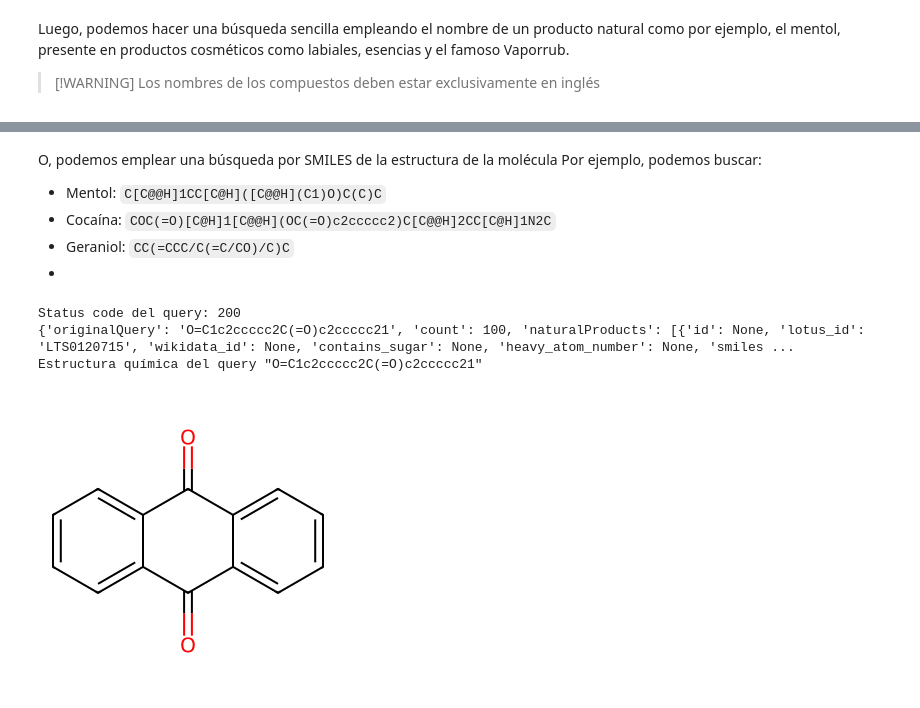
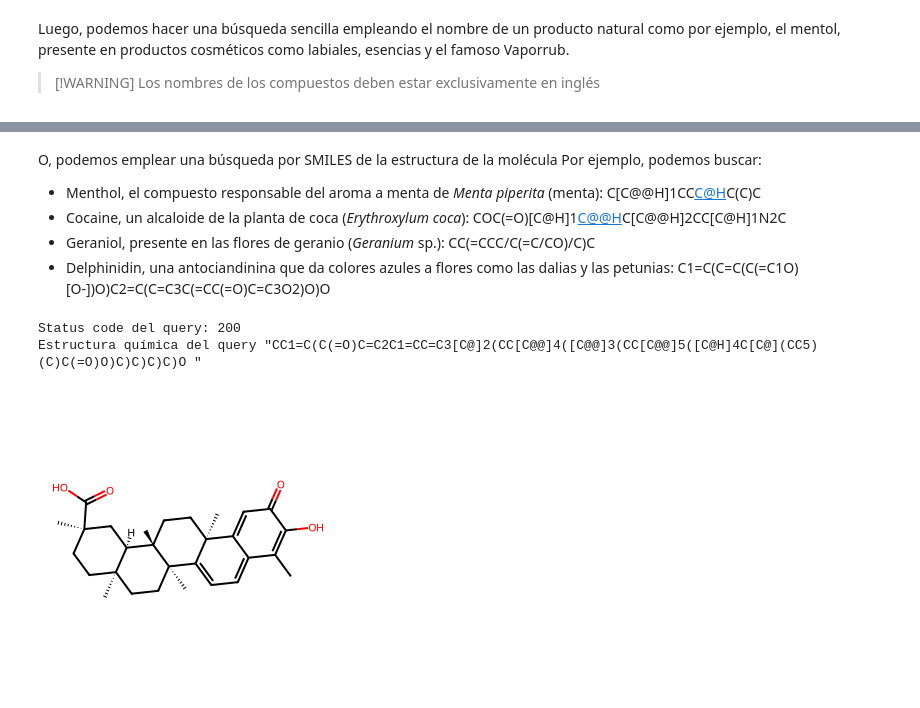
Before and after one commit to FlorMariaBriceno/TecnolochicasPRO_Project, a Jupyter notebook: Proyecto_Tecnolochicas.ipynb, the cells around one changed output, grey strips where cells are left out. Cells and saved outputs as stored; diff of their text form; code cells hidden in the pictures.

```diff
--- a/Proyecto_Tecnolochicas.ipynb
+++ b/Proyecto_Tecnolochicas.ipynb
@@ -93,23 +105,21 @@ Estructura química del query "alizarin"
 # %% [markdown]
 O, podemos emplear una búsqueda por SMILES de la estructura de la molécula
 Por ejemplo, podemos buscar:
-- Mentol: `C[C@@H]1CC[C@H]([C@@H](C1)O)C(C)C`
-- Cocaína: `COC(=O)[C@H]1[C@@H](OC(=O)c2ccccc2)C[C@@H]2CC[C@H]1N2C`
-- Geraniol: `CC(=CCC/C(=C/CO)/C)C`
--
+- Menthol, el compuesto responsable del aroma a menta de *Menta piperita* (menta): C[C@@H]1CC[C@H]([C@@H](C1)O)C(C)C
+- Cocaine, un alcaloide de la planta de coca (*Erythroxylum coca*): COC(=O)[C@H]1[C@@H](OC(=O)c2ccccc2)C[C@@H]2CC[C@H]1N2C
+- Geraniol, presente en las flores de geranio (*Geranium* sp.): CC(=CCC/C(=C/CO)/C)C
+- Delphinidin, una antociandinina que da colores azules a flores como las dalias y las petunias: C1=C(C=C(C(=C1O)[O-])O)C2=C(C=C3C(=CC(=O)C=C3O2)O)O
 # %%
 smiles=input("Introduce el SMILES de una molécula aquí")
-url=f"https://lotus.naturalproducts.net/api/search/substructure?type=df&max-hits=100&smiles={smiles}"
+url=f"https://lotus.naturalproducts.net/api/search/substructure?type=vf&max-hits=10&smiles={smiles}"
 response=requests.get(url)
 print(f"Status code del query: {response.status_code}")
 data=response.json()
-print(data)
 mol=Chem.MolFromSmiles(smiles)
 img=Draw.MolToImage(mol,size=(300,300))
 print(f"Estructura química del query \"{smiles}\"")
 img
 # %% [output]
 Status code del query: 200
-{'originalQuery': 'O=C1c2ccccc2C(=O)c2ccccc21', 'count': 100, 'naturalProducts': [{'id': None, 'lotus_id': 'LTS0120715', 'wikidata_id': None, 'contains_sugar': None, 'heavy_atom_number': None, 'smiles ...
-Estructura química del query "O=C1c2ccccc2C(=O)c2ccccc21"
+Estructura química del query "CC1=C(C(=O)C=C2C1=CC=C3[C@]2(CC[C@@]4([C@@]3(CC[C@@]5([C@H]4C[C@](CC5)(C)C(=O)O)C)C)C)C)O "
-[figure, old version]
+[figure, new version]
```
Also changed, not shown: parts of 10 cells of this notebook, 1 other file.
